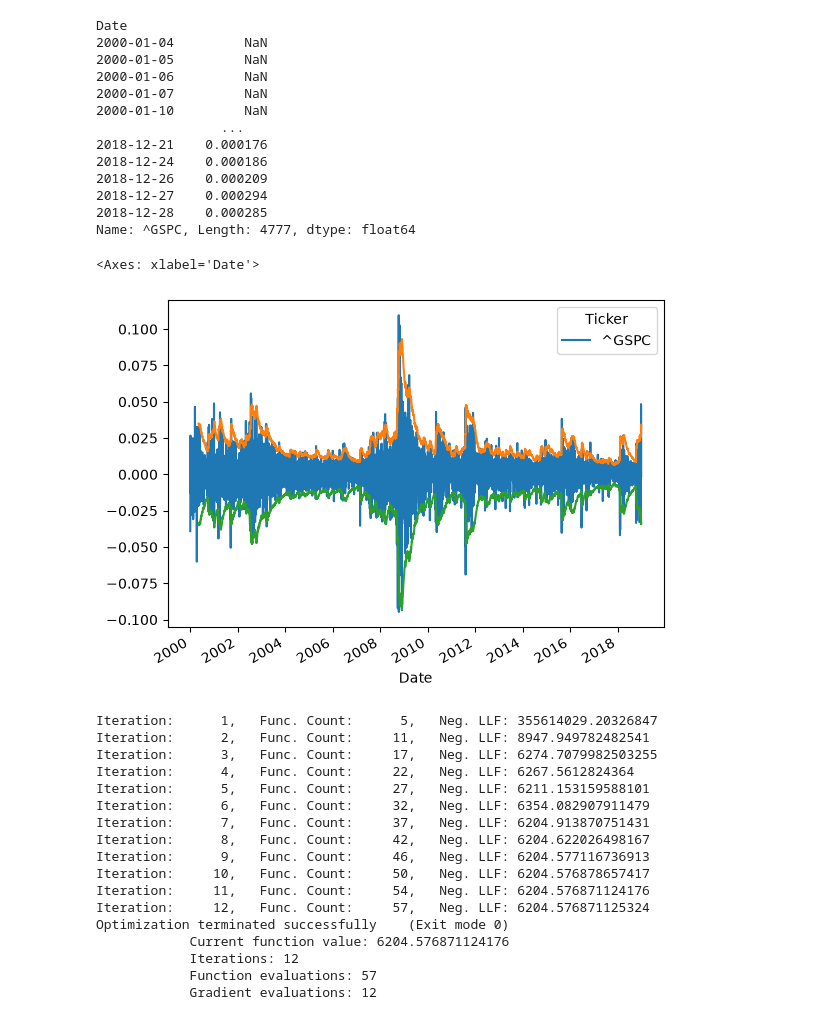
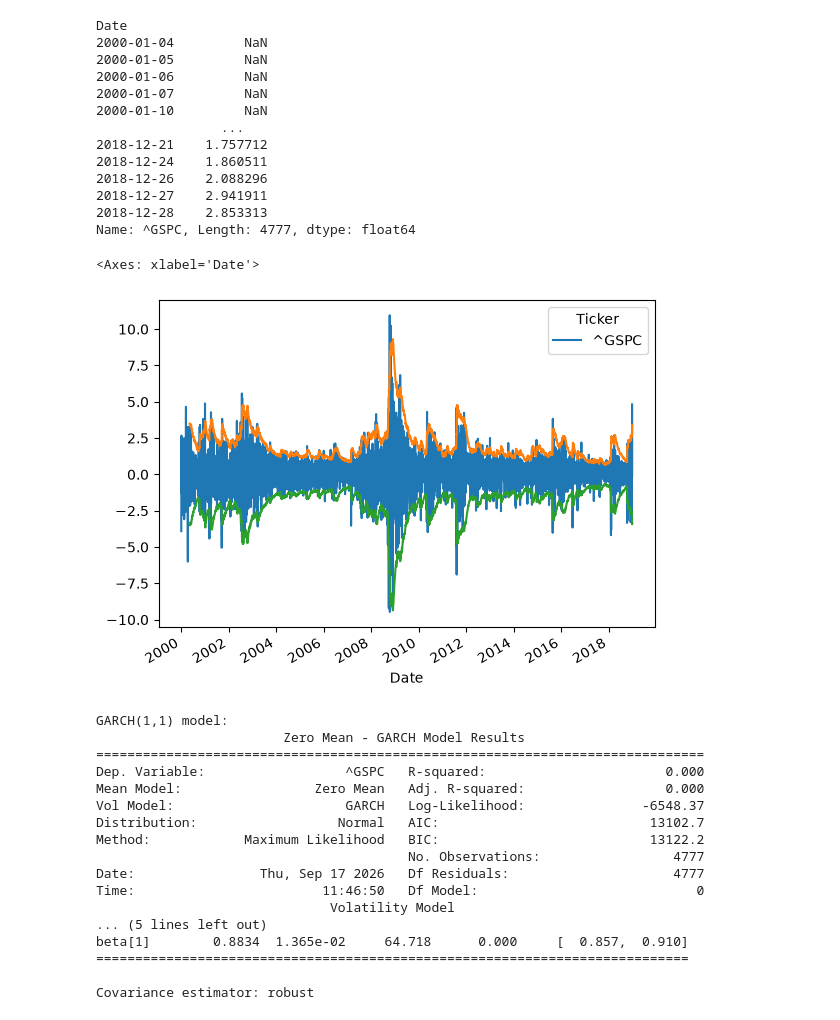
Before and after one commit to alikemal68/RiskEngine, a Jupyter notebook: test.ipynb, the cells around one changed output. Drawn from its saved outputs; the diff is of its cells as text; code cells hidden in the pictures.

```diff
--- a/test.ipynb
+++ b/test.ipynb
@@ -34,49 +32,46 @@ risk_factors.plot()
 # %%
-result = models.univariate_ewma_variance_estimator(
+ewma = models.univariate_ewma_variance_estimator(
     risk_factors
 )
 
-# print(result)
-print(result.variances)
+print(ewma.variances)
 risk_factors.plot()
-(2*np.sqrt(result.variances)).plot()
-(-2*np.sqrt(result.variances)).plot()
+(2*np.sqrt(ewma.variances)).plot()
+(-2*np.sqrt(ewma.variances)).plot()
 # %% [output]
 Date
 2000-01-04         NaN
 2000-01-05         NaN
 2000-01-06         NaN
 2000-01-07         NaN
 2000-01-10         NaN
                 ...
-2018-12-21    0.000176
-2018-12-24    0.000186
-2018-12-26    0.000209
-2018-12-27    0.000294
-2018-12-28    0.000285
+2018-12-21    1.757712
+2018-12-24    1.860511
+2018-12-26    2.088296
+2018-12-27    2.941911
+2018-12-28    2.853313
 Name: ^GSPC, Length: 4777, dtype: float64
 <Axes: xlabel='Date'>
-[figure, old version]
+[figure, new version]
 # %%
-returns = 100*risk_factors
-
-am = arch.arch_model(returns, mean = 'Zero', vol='Garch', p=1, o=0, q=1, dist='Normal')
-garch1_1 = am.fit(update_freq=1, last_obs="2017-12-31") # disp = "off")
+garch1_1 = models.fit_garch(risk_factors)
+print("GARCH(1,1) model:", "\n", garch1_1.summary(), "\n")
 # %% [output]
-Iteration:      1,   Func. Count:      5,   Neg. LLF: 355614029.20326847
-Iteration:      2,   Func. Count:     11,   Neg. LLF: 8947.949782482541
-Iteration:      3,   Func. Count:     17,   Neg. LLF: 6274.7079982503255
-Iteration:      4,   Func. Count:     22,   Neg. LLF: 6267.5612824364
-Iteration:      5,   Func. Count:     27,   Neg. LLF: 6211.153159588101
-Iteration:      6,   Func. Count:     32,   Neg. LLF: 6354.082907911479
-Iteration:      7,   Func. Count:     37,   Neg. LLF: 6204.913870751431
-Iteration:      8,   Func. Count:     42,   Neg. LLF: 6204.622026498167
-Iteration:      9,   Func. Count:     46,   Neg. LLF: 6204.577116736913
-Iteration:     10,   Func. Count:     50,   Neg. LLF: 6204.576878657417
-Iteration:     11,   Func. Count:     54,   Neg. LLF: 6204.576871124176
-Iteration:     12,   Func. Count:     57,   Neg. LLF: 6204.576871125324
-Optimization terminated successfully    (Exit mode 0)
-            Current function value: 6204.576871124176
-            Iterations: 12
-            Function evaluations: 57
-            Gradient evaluations: 12
+GARCH(1,1) model:
+                        Zero Mean - GARCH Model Results
+==============================================================================
+Dep. Variable:                  ^GSPC   R-squared:                       0.000
+Mean Model:                 Zero Mean   Adj. R-squared:                  0.000
+Vol Model:                      GARCH   Log-Likelihood:               -6548.37
+Distribution:                  Normal   AIC:                           13102.7
+Method:            Maximum Likelihood   BIC:                           13122.2
+                                        No. Observations:                 4777
+Date:                Thu, Sep 17 2026   Df Residuals:                     4777
+Time:                        11:46:50   Df Model:                            0
+                              Volatility Model
+... (5 lines left out)
+beta[1]        0.8834  1.365e-02     64.718      0.000     [  0.857,  0.910]
+============================================================================
+
+Covariance estimator: robust
```
Also changed, not shown: parts of 6 cells of this notebook, 2 other files.
